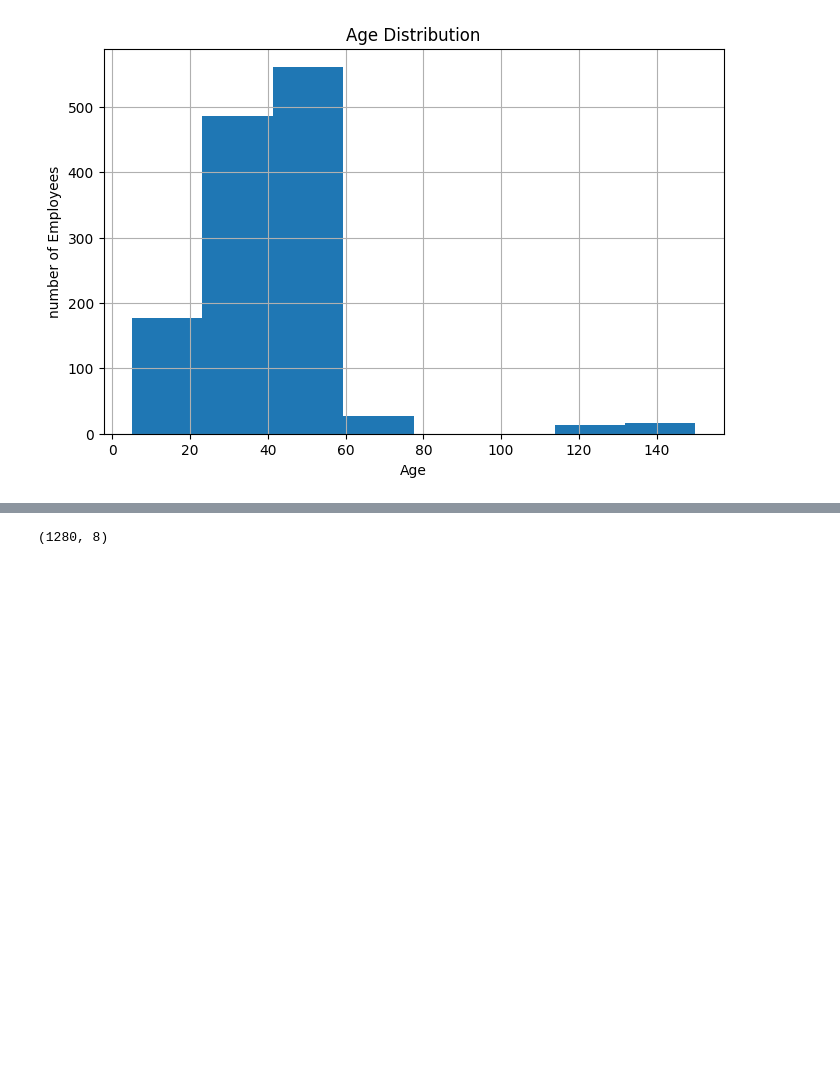
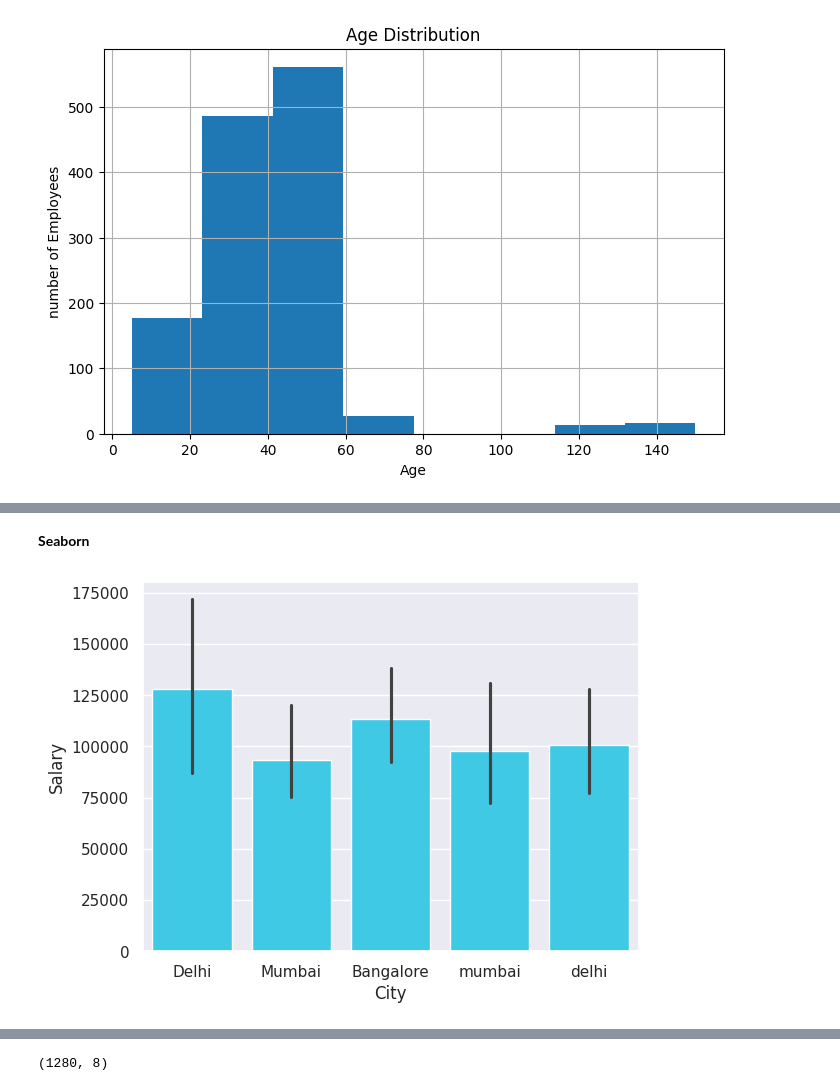
Before and after one commit to khushichoudhary842-source/Online-Store-Orders, a Jupyter notebook: Massive_Employee_Dataset.ipynb, the cells around one changed output, grey strips where cells are left out. Drawn from its saved outputs; the diff is of its cells as text; code cells hidden in the pictures; blank space fills up the shorter version.

```diff
--- a/Massive_Employee_Dataset.ipynb
+++ b/Massive_Employee_Dataset.ipynb
@@ -95,0 +120,15 @@ plt.show()
+# %% [markdown]
+**Seaborn**
+# %%
+import seaborn as sns
+import matplotlib.pyplot as plt
+sns.set_theme(style="darkgrid", palette="cool")
+sns.barplot(
+    data=df,
+    x='City',
+    y='Salary',
+
+)
+plt.show()
+# %% [output]
+[figure, added]
```
Also changed, not shown: parts of 17 cells of this notebook.
